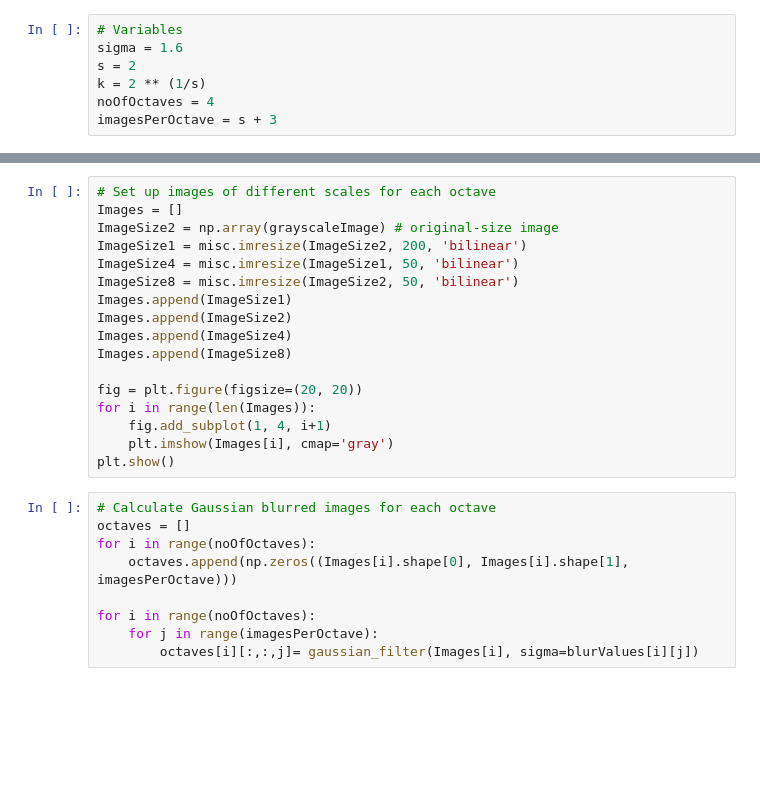
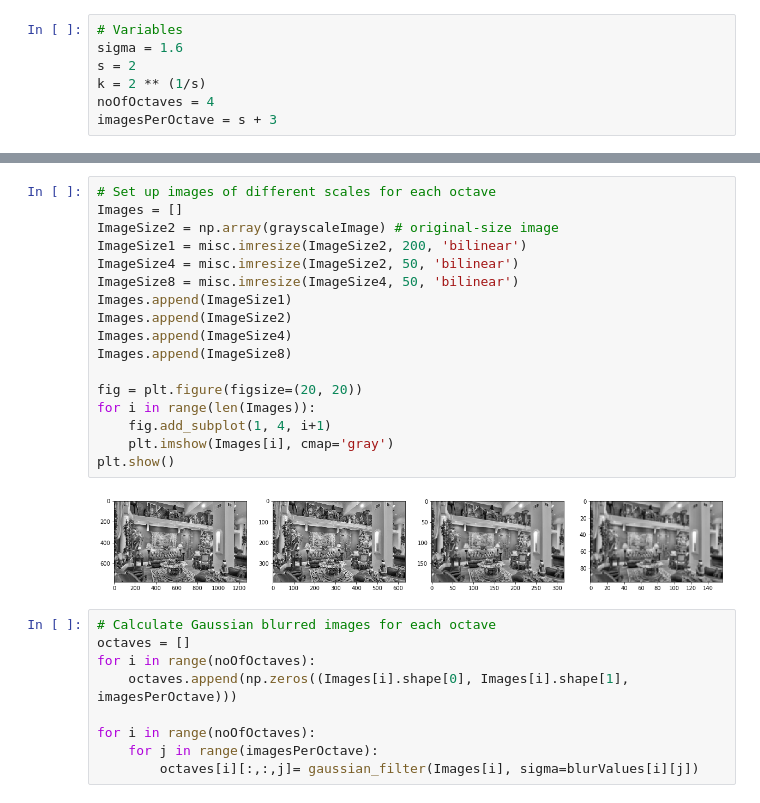
Before and after one commit to mi12078/NI201718-SIFT, a Jupyter notebook: sift.ipynb, the cells around one changed output, grey strips where cells are left out. Saved outputs shown, nothing was run; the diff lists cells and outputs as text; blank space fills up the shorter version.

```diff
--- a/sift.ipynb
+++ b/sift.ipynb
@@ -33,20 +40,22 @@ blurValues
 # %%
 # Set up images of different scales for each octave
 Images = []
 ImageSize2 = np.array(grayscaleImage) # original-size image
 ImageSize1 = misc.imresize(ImageSize2, 200, 'bilinear')
-ImageSize4 = misc.imresize(ImageSize1, 50, 'bilinear')
-ImageSize8 = misc.imresize(ImageSize2, 50, 'bilinear')
+ImageSize4 = misc.imresize(ImageSize2, 50, 'bilinear')
+ImageSize8 = misc.imresize(ImageSize4, 50, 'bilinear')
 Images.append(ImageSize1)
 Images.append(ImageSize2)
 Images.append(ImageSize4)
 Images.append(ImageSize8)
 
 fig = plt.figure(figsize=(20, 20))
 for i in range(len(Images)):
     fig.add_subplot(1, 4, i+1)
     plt.imshow(Images[i], cmap='gray')
 plt.show()
+# %% [output]
+[figure, added]
 # %%
 # Calculate Gaussian blurred images for each octave
 octaves = []
```
Also changed, not shown: parts of 5 cells of this notebook.
